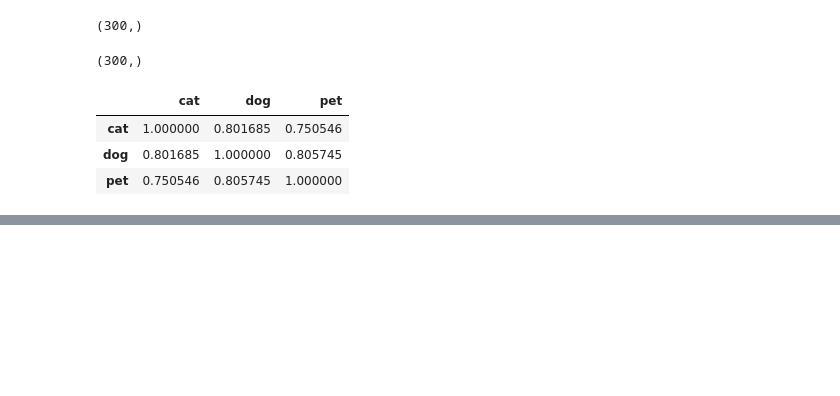
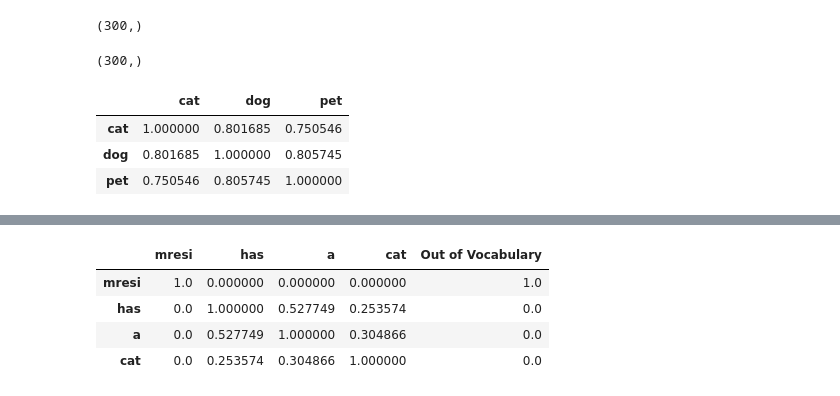
Before and after one commit to mralamdari/NLP-Sentiment-Analysis, a Jupyter notebook: NLP_Semantiment_Analysis.ipynb, the cells around one changed output, grey strips where cells are left out. Saved outputs shown, nothing was run; the diff lists cells and outputs as text; code cells hidden in the pictures; blank space fills up the shorter version.

```diff
--- a/NLP_Semantiment_Analysis.ipynb
+++ b/NLP_Semantiment_Analysis.ipynb
@@ -92,0 +98,8 @@ show_similarity('Love like hate')
+# %%
+show_similarity('mresi has a cat')
+# %% [output]
+|  | mresi | has | a | cat | Out of Vocabulary |
+| mresi | 1.0 | 0.000000 | 0.000000 | 0.000000 | 1.0 |
+| has | 0.0 | 1.000000 | 0.527749 | 0.253574 | 0.0 |
+| a | 0.0 | 0.527749 | 1.000000 | 0.304866 | 0.0 |
+| cat | 0.0 | 0.253574 | 0.304866 | 1.000000 | 0.0 |
```
Also changed, not shown: parts of 5 cells of this notebook.
